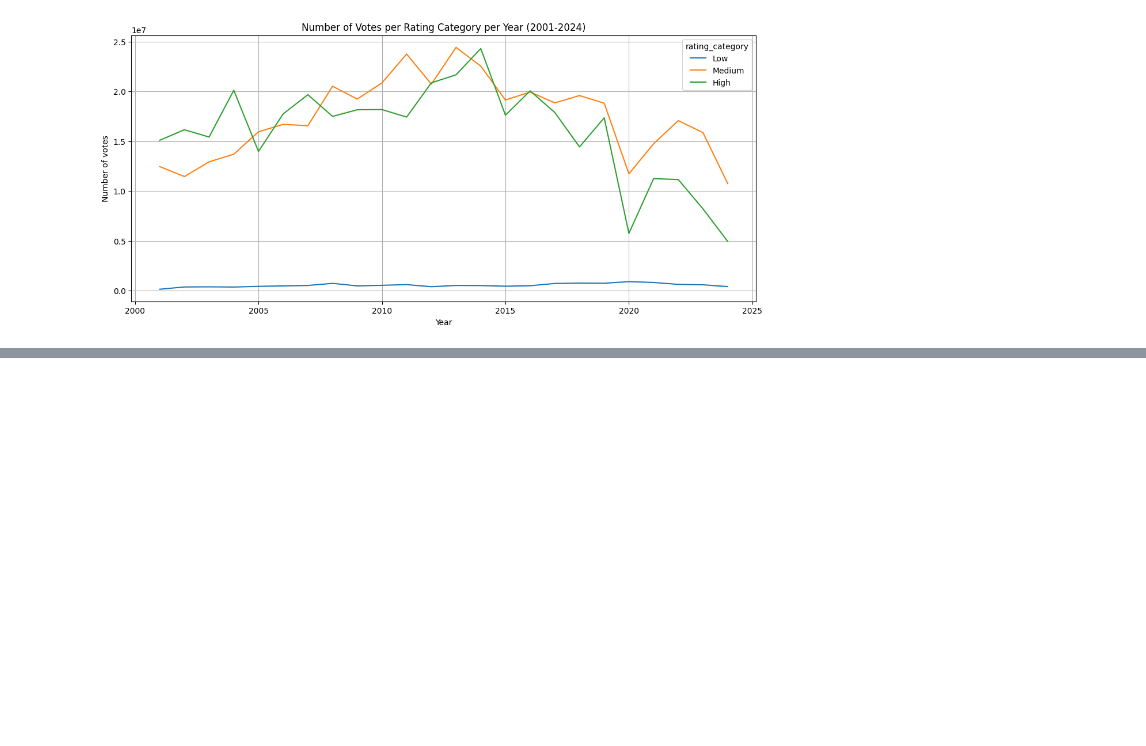
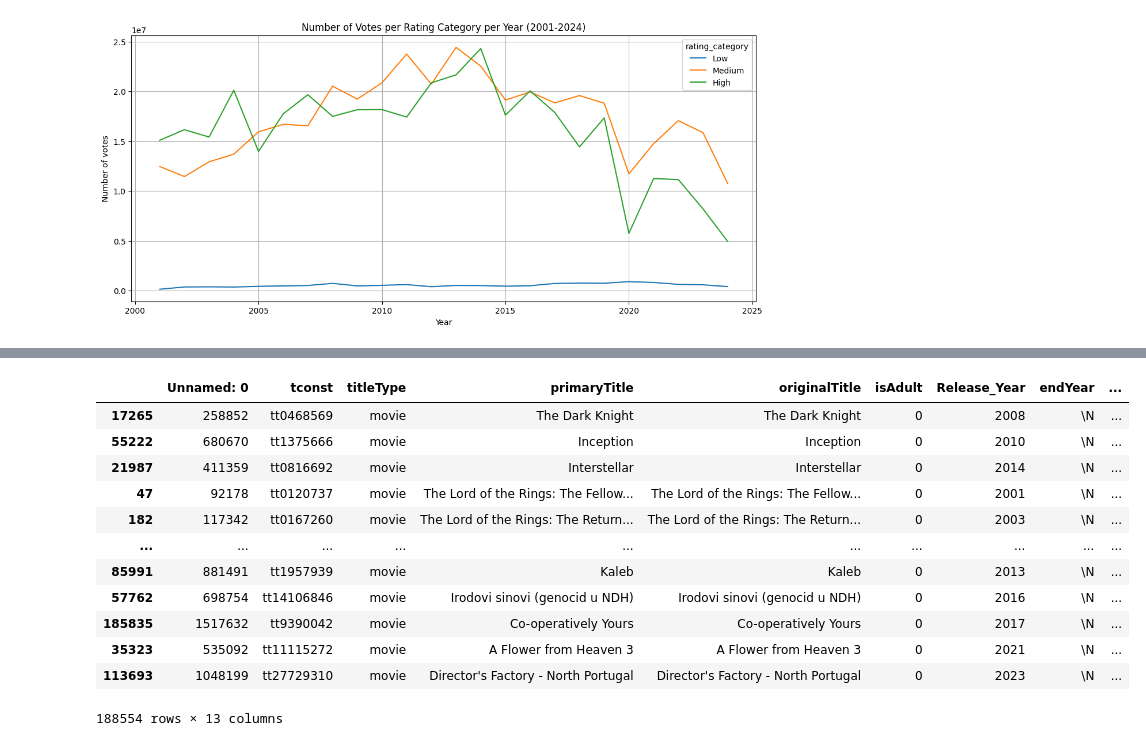
Before and after one commit to lundnm/Movie_Analysis, a Jupyter notebook: manipulation.ipynb, the cells around one changed output, grey strips where cells are left out. Drawn from its saved outputs; the diff is of its cells as text; code cells hidden in the pictures; blank space fills up the shorter version.

```diff
--- a/manipulation.ipynb
+++ b/manipulation.ipynb
@@ -412,0 +427,16 @@ plt.show()
+# %%
+imdb_movies.sort_values(by='numVotes', ascending=False)
+# %% [output]
+|  | Unnamed: 0 | tconst | titleType | primaryTitle | originalTitle | isAdult | Release_Year | endYear | ... |
+| 17265 | 258852 | tt0468569 | movie | The Dark Knight | The Dark Knight | 0 | 2008 | \N | ... |
+| 55222 | 680670 | tt1375666 | movie | Inception | Inception | 0 | 2010 | \N | ... |
+| 21987 | 411359 | tt0816692 | movie | Interstellar | Interstellar | 0 | 2014 | \N | ... |
+| 47 | 92178 | tt0120737 | movie | The Lord of the Rings: The Fellow... | The Lord of the Rings: The Fellow... | 0 | 2001 | \N | ... |
+| 182 | 117342 | tt0167260 | movie | The Lord of the Rings: The Return... | The Lord of the Rings: The Return... | 0 | 2003 | \N | ... |
+| ... | ... | ... | ... | ... | ... | ... | ... | ... | ... |
+| 85991 | 881491 | tt1957939 | movie | Kaleb | Kaleb | 0 | 2013 | \N | ... |
+| 57762 | 698754 | tt14106846 | movie | Irodovi sinovi (genocid u NDH) | Irodovi sinovi (genocid u NDH) | 0 | 2016 | \N | ... |
+| 185835 | 1517632 | tt9390042 | movie | Co-operatively Yours | Co-operatively Yours | 0 | 2017 | \N | ... |
+| 35323 | 535092 | tt11115272 | movie | A Flower from Heaven 3 | A Flower from Heaven 3 | 0 | 2021 | \N | ... |
+| 113693 | 1048199 | tt27729310 | movie | Director's Factory - North Portugal | Director's Factory - North Portugal | 0 | 2023 | \N | ... |
+188554 rows × 13 columns
```
Also changed, not shown: parts of 9 cells of this notebook.
